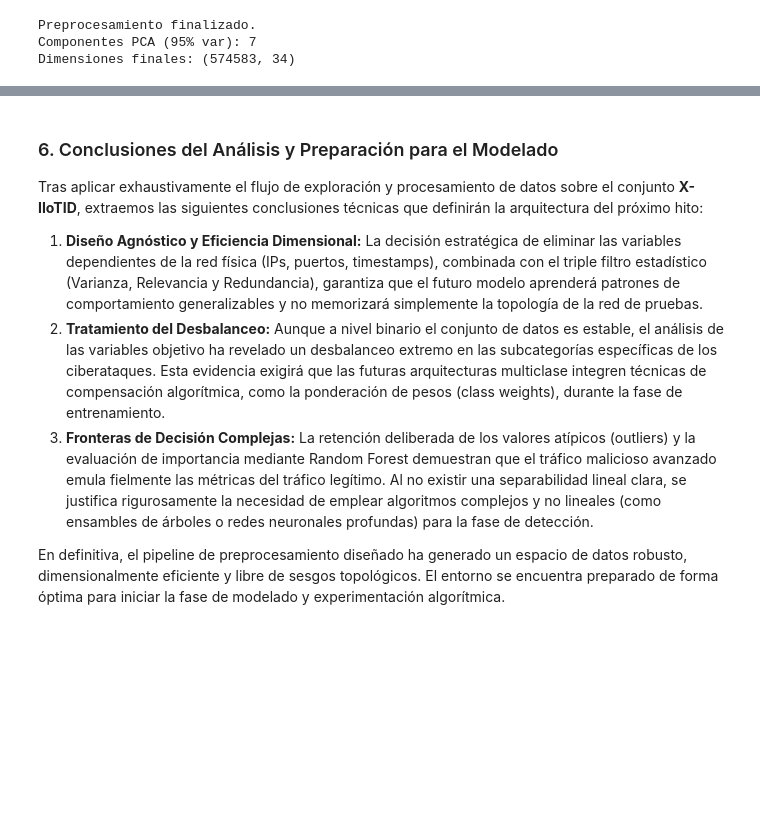
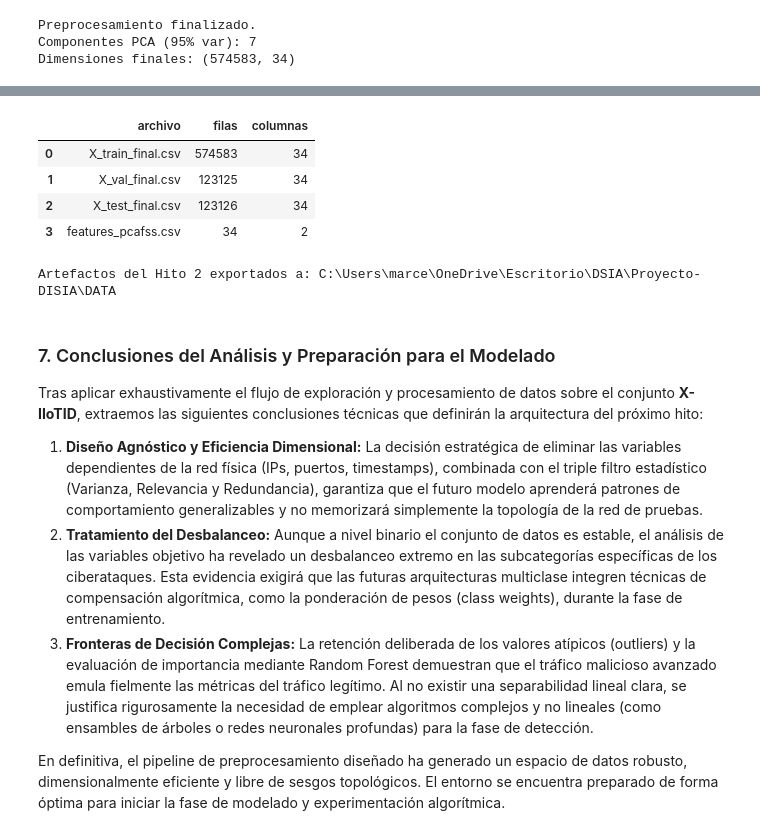
Before and after one commit to Iru12/Proyecto-DISIA, a Jupyter notebook: EDA/HITO_2.ipynb, the cells around one changed output, grey strips where cells are left out. Cells and saved outputs as stored; diff of their text form; code cells hidden in the pictures; blank space fills up the shorter version.

Commit message:
feat: add all data generation in HITO_2 notebook

```diff
--- a/EDA/HITO_2.ipynb
+++ b/EDA/HITO_2.ipynb
@@ -232,8 +258,8 @@ Una vez depurado el espacio de características, se establece el pipeline de tra
 X_val = X_val[X_train.columns]
 X_test = X_test[X_train.columns]
 
-cols_cat = X_train.select_dtypes(include=['object']).columns.tolist()
-cols_num_bool = X_train.select_dtypes(exclude=['object']).columns.tolist()
+cols_cat = X_train.select_dtypes(include=['object', 'string']).columns.tolist()
+cols_num_bool = X_train.select_dtypes(exclude=['object', 'string']).columns.tolist()
 
 X_train[cols_num_bool] = X_train[cols_num_bool].astype(np.float32)
 
@@ -310,5 +346,55 @@ Dimensiones finales: (574583, 34)
+# %%
+from pathlib import Path
+
+def resolve_project_root():
+    cwd = Path.cwd().resolve()
+    for candidate in [cwd, *cwd.parents]:
+        if (candidate / ".git").exists():
+            return candidate
+    return cwd
+
+
+PROJECT_ROOT = resolve_project_root()
+DATA_DIR = PROJECT_ROOT / 'DATA'
+DATA_DIR.mkdir(parents=True, exist_ok=True)
+
+X_train_final.to_csv(DATA_DIR / 'X_train_final.csv', index=False)
+X_val_final.to_csv(DATA_DIR / 'X_val_final.csv', index=False)
+X_test_final.to_csv(DATA_DIR / 'X_test_final.csv', index=False)
+
+for split_name, y_split in [('train', y_train), ('val', y_val), ('test', y_test)]:
+    for cls in ['class1', 'class2', 'class3']:
+        y_split[[cls]].to_csv(DATA_DIR / f'y_{split_name}_{cls}.csv', index=False)
+
+feature_inventory = pd.DataFrame(
+    {
+        'feature': cols_pcafss,
+        'rank_pcafss': np.arange(1, len(cols_pcafss) + 1),
+    }
+)
+feature_inventory.to_csv(DATA_DIR / 'features_pcafss.csv', index=False)
+
+export_summary = pd.DataFrame(
+    [
+        ['X_train_final.csv', X_train_final.shape[0], X_train_final.shape[1]],
+        ['X_val_final.csv', X_val_final.shape[0], X_val_final.shape[1]],
+        ['X_test_final.csv', X_test_final.shape[0], X_test_final.shape[1]],
+        ['features_pcafss.csv', feature_inventory.shape[0], feature_inventory.shape[1]],
+    ],
+    columns=['archivo', 'filas', 'columnas'],
+)
+
+display(export_summary)
+print(f"Artefactos del Hito 2 exportados a: {DATA_DIR}")
+# %% [output]
+|  | archivo | filas | columnas |
+| 0 | X_train_final.csv | 574583 | 34 |
+| 1 | X_val_final.csv | 123125 | 34 |
+| 2 | X_test_final.csv | 123126 | 34 |
+| 3 | features_pcafss.csv | 34 | 2 |
+Artefactos del Hito 2 exportados a: C:\Users\marce\OneDrive\Escritorio\DSIA\Proyecto-DISIA\DATA
 # %% [markdown]
-### 6. Conclusiones del Análisis y Preparación para el Modelado <a name="6"></a>
+### 7. Conclusiones del Análisis y Preparación para el Modelado <a name="7"></a>
 
 Tras aplicar exhaustivamente el flujo de exploración y procesamiento de datos sobre el conjunto **X-IIoTID**, extraemos las siguientes conclusiones técnicas que definirán la arquitectura del próximo hito:
 
```
Also changed, not shown: parts of 7 cells of this notebook.
